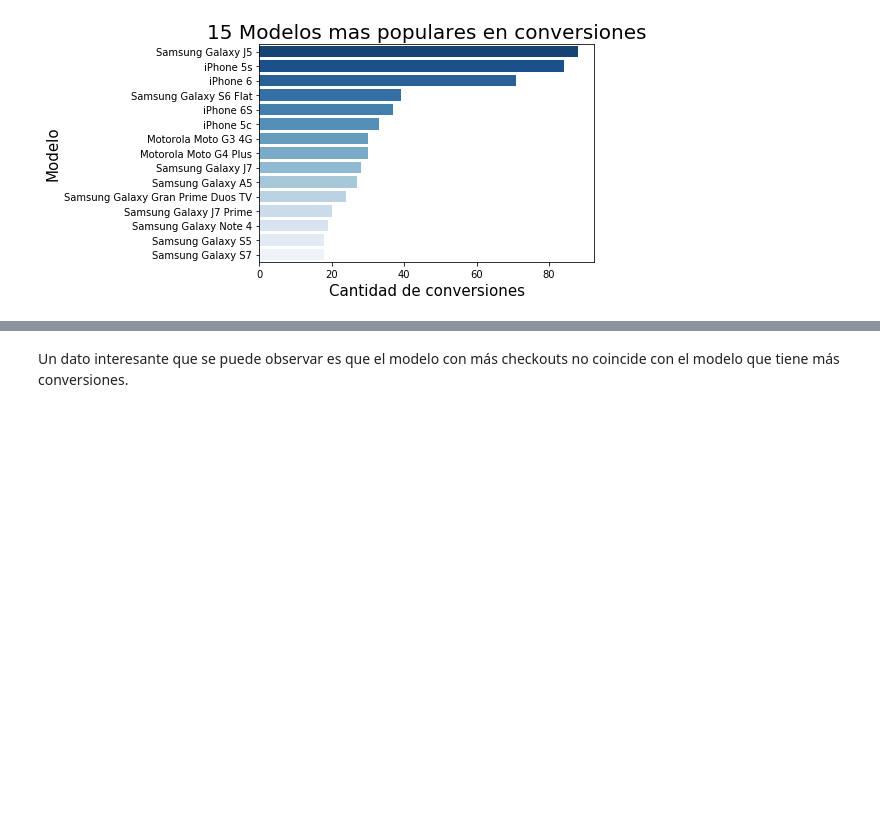
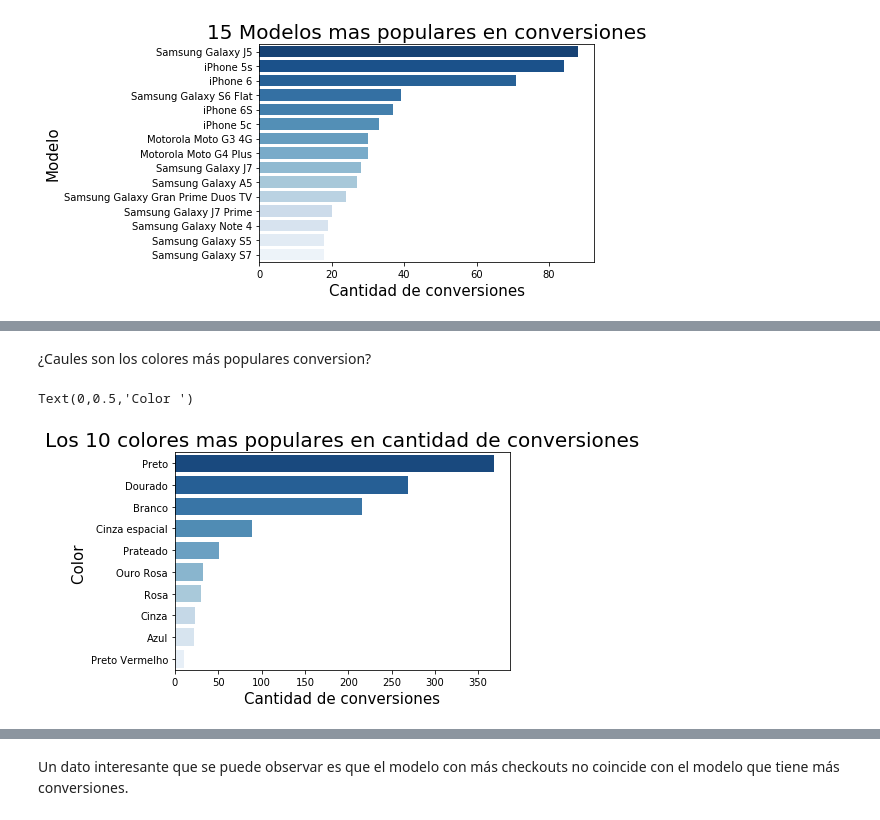
Before and after one commit to IgnacioKomar/OrganizacionDeDatos, a Jupyter notebook: Análisis sobre modelos.ipynb, the cells around one changed output, grey strips where cells are left out. Saved outputs shown, nothing was run; the diff lists cells and outputs as text; code cells hidden in the pictures; blank space fills up the shorter version.

Commit message:
agregue analisis de colores

```diff
--- a/Análisis sobre modelos.ipynb
+++ b/Análisis sobre modelos.ipynb
@@ -37,0 +52,11 @@ Text(0,0.5,'Modelo')
+# %% [markdown]
+¿Caules son los colores más populares conversion?
+# %%
+conversionesColor=conversiones['color'].value_counts().head(10)
+conversionColorGraph = sns.barplot(x=conversionesColor.values, y=conversionesColor.index, orient='h', palette = 'Blues_r')
+conversionColorGraph.set_title("Los 10 colores mas populares en cantidad de conversiones", fontsize=20)
+conversionColorGraph.set_xlabel("Cantidad de conversiones", fontsize=15)
+conversionColorGraph.set_ylabel("Color ", fontsize=15)
+# %% [output]
+Text(0,0.5,'Color ')
+[figure, added]
```
Also changed, not shown: parts of 5 cells of this notebook.
